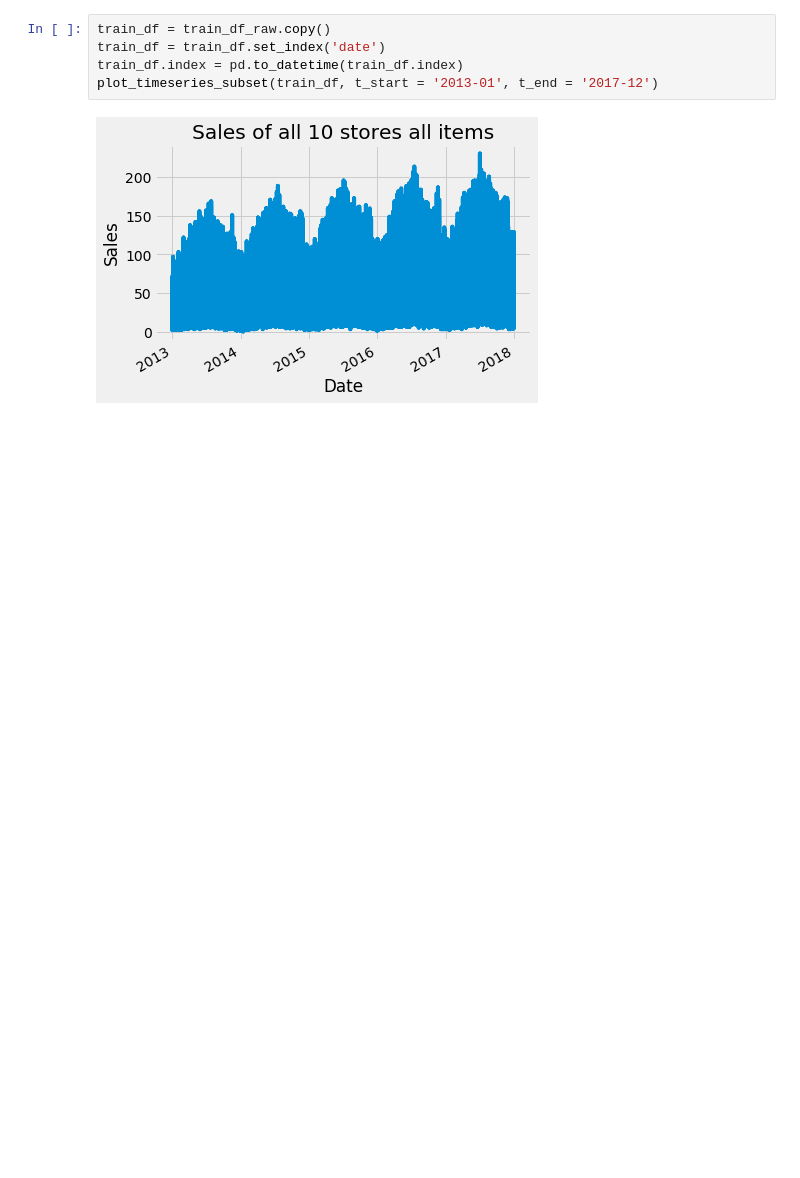
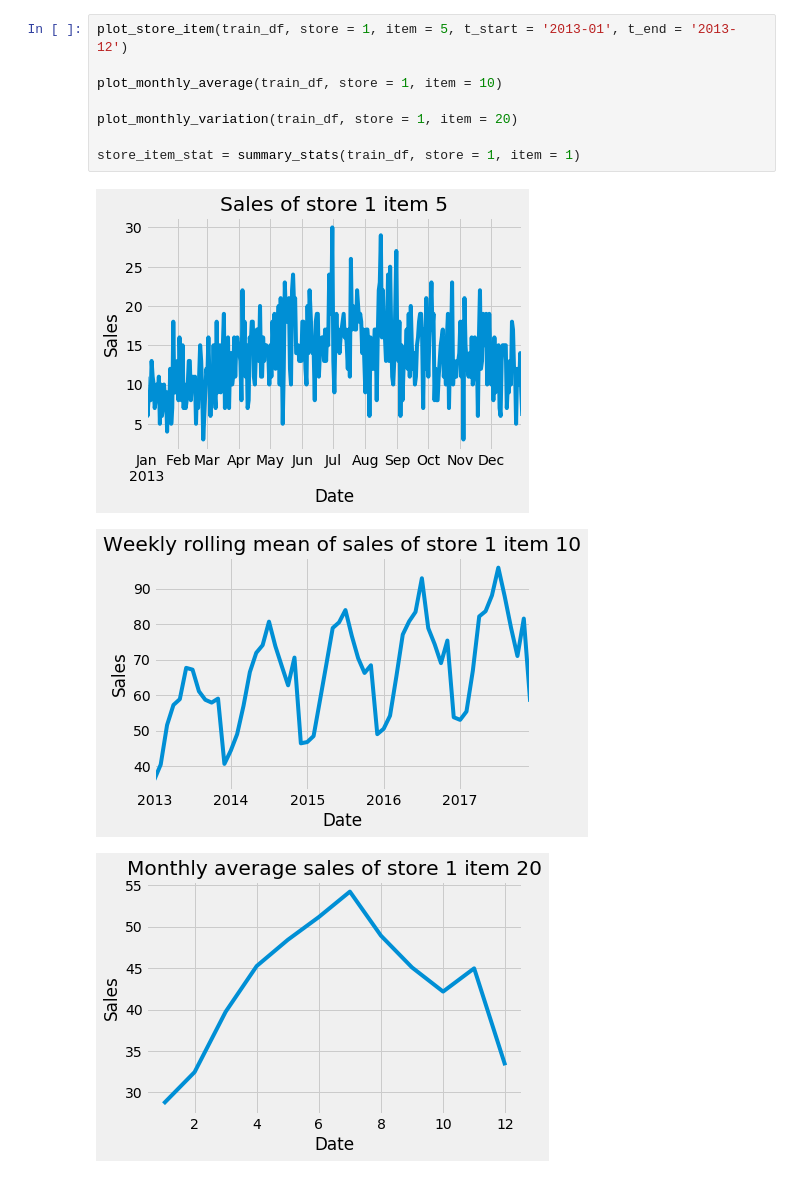
Before and after one commit to Ada-Kiekhaefer/Demand-Forecasting, a Jupyter notebook: codes/main.ipynb, the cells around one changed output. Cells and saved outputs as stored; diff of their text form; blank space fills up the shorter version.

```diff
--- a/codes/main.ipynb
+++ b/codes/main.ipynb
@@ -29,10 +35,15 @@ dtype: object
 912997  2017-12-29     10    50     74
 912998  2017-12-30     10    50     62
 912999  2017-12-31     10    50     82
-# %%
-train_df = train_df_raw.copy()
-train_df = train_df.set_index('date')
-train_df.index = pd.to_datetime(train_df.index)
-plot_timeseries_subset(train_df, t_start = '2013-01', t_end = '2017-12')
-# %% [output]
-[figure, removed]
+# %%
+plot_store_item(train_df, store = 1, item = 5, t_start = '2013-01', t_end = '2013-12')
+
+plot_monthly_average(train_df, store = 1, item = 10)
+
+plot_monthly_variation(train_df, store = 1, item = 20)
+
+store_item_stat = summary_stats(train_df, store = 1, item = 1)
+# %% [output]
+[figure, added]
+[figure, added]
+[figure, added]
```
Also changed, not shown: parts of 12 cells of this notebook, 8 other files.
